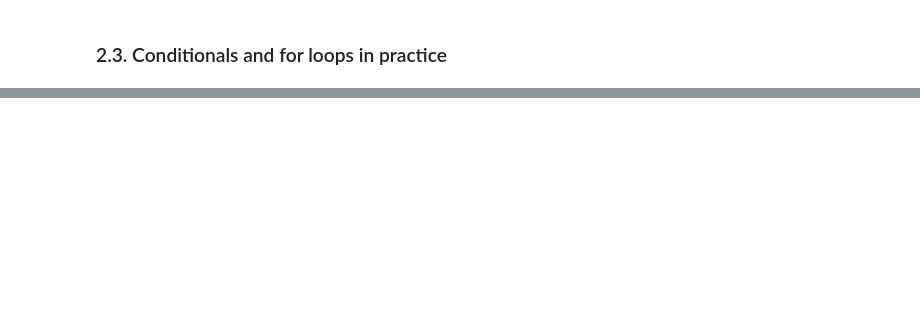
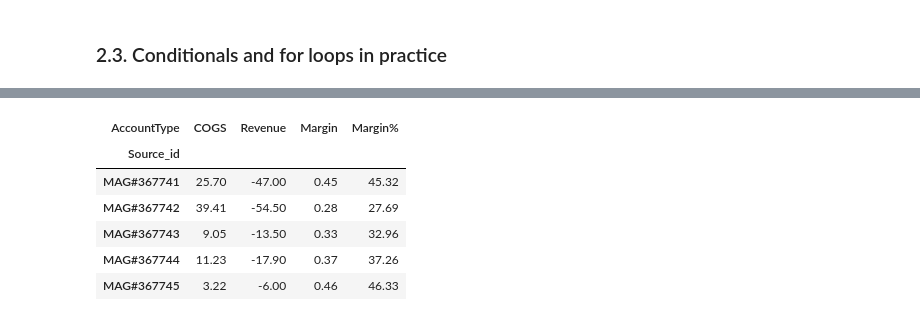
Before and after one commit to Louren/dsa-practica, a Jupyter notebook: Notebooks/1b_questions.ipynb, the cells around one changed output, grey strips where cells are left out. Cells and saved outputs as stored; diff of their text form; code cells hidden in the pictures; blank space fills up the shorter version.

```diff
--- a/Notebooks/1b_questions.ipynb
+++ b/Notebooks/1b_questions.ipynb
@@ -59,0 +20,11 @@ In Python, data visualization is the graphical representation of data to help us
+# %%
+#A1.0.2
+import pandas as pd
+import os
+
+# Disable scientific notation, and enable thousand separator
+pd.options.display.float_format = '{:,.2f}'.format
+
+# Path needs to be adjusted to the location of the file - Louren to set this to proper path for Colab
+gl_data = pd.read_excel(os.path.join(os.getcwd(), "DigiJazz_transactions.xlsx"), sheet_name="GLData");
+gl_data.head(5)
@@ -463,0 +428,16 @@ Q2.3.7 What percentage of the total dataset is upbeat, above the value of 100 BP
+# %%
+# Calculate margin per order (using the 'Source_id' column)
+salmargin = gl_data[(gl_data['AccountType'] == 'Revenue') | (gl_data['AccountType'] == 'COGS')]
+salmargin = salmargin.pivot_table(index='Source_id', columns='AccountType', values='AmountNet', aggfunc='sum').fillna(0).round(2)
+salmargin['Margin'] = (-salmargin['Revenue'] - salmargin['COGS'])/(-salmargin['Revenue'])
+salmargin['Margin%'] = (-salmargin['Revenue'] - salmargin['COGS'])/(-salmargin['Revenue'])*100
+
+salmargin.head(5)
+# %% [output]
+| AccountType | COGS | Revenue | Margin | Margin% |
+| Source_id |  |  |  |  |
+| MAG#367741 | 25.70 | -47.00 | 0.45 | 45.32 |
+| MAG#367742 | 39.41 | -54.50 | 0.28 | 27.69 |
+| MAG#367743 | 9.05 | -13.50 | 0.33 | 32.96 |
+| MAG#367744 | 11.23 | -17.90 | 0.37 | 37.26 |
+| MAG#367745 | 3.22 | -6.00 | 0.46 | 46.33 |
```
Also changed, not shown: parts of 120 cells of this notebook, 2 other files.
